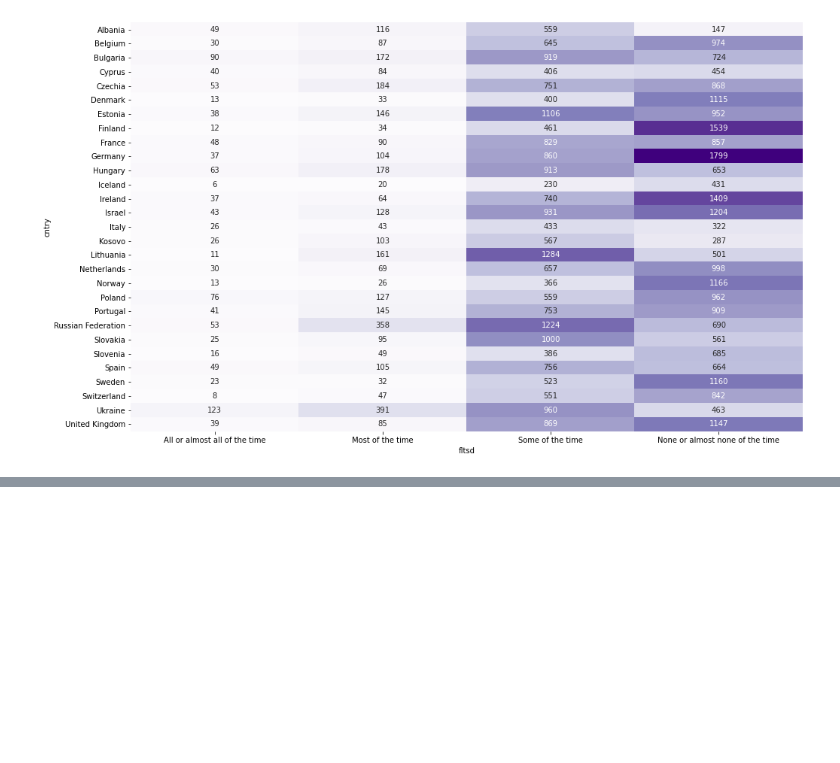
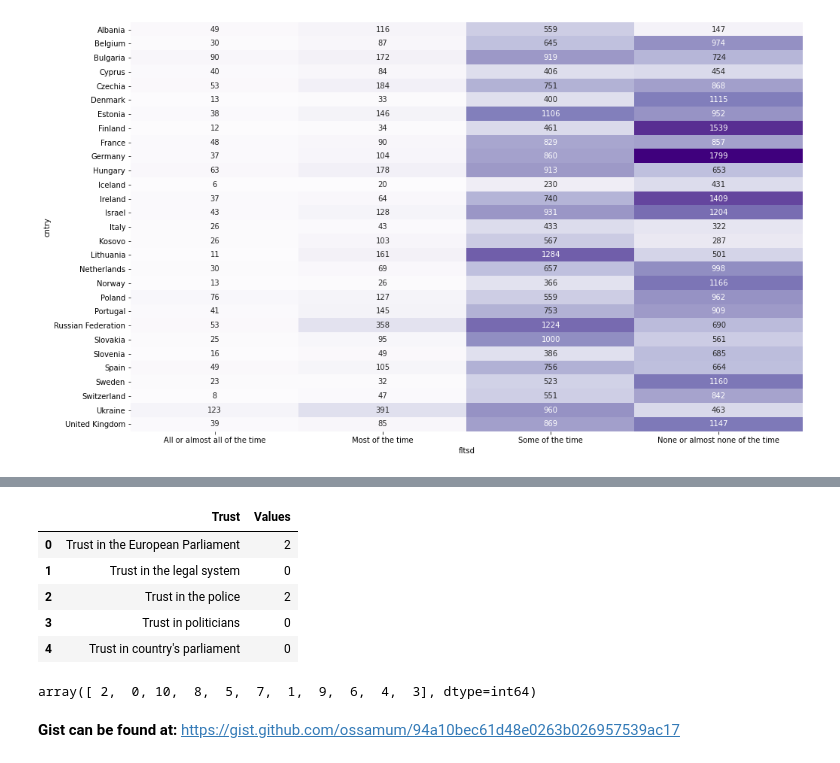
Before and after one commit to hasansalimkanmaz/data-visualization-course-assignment, a Jupyter notebook: Ossamu - EDA.ipynb, the cells around one changed output, grey strips where cells are left out. Saved outputs shown, nothing was run; the diff lists cells and outputs as text; code cells hidden in the pictures; blank space fills up the shorter version.

Commit message:
dataprep for vega plot: trust aspects"

```diff
--- a/Ossamu - EDA.ipynb
+++ b/Ossamu - EDA.ipynb
@@ -169,0 +190,17 @@ plot_pivot_table(df, 'fltsd', values='employed', categories=['All or almost all
+# %%
+trust_dict = df_desc.loc[df_desc['Column Name'].isin(trust_cols)].set_index('Column Name')['Description'].to_dict()
+# %%
+df_trust = df[trust_cols].rename(columns=trust_dict)
+# %%
+df_trust = df_trust.stack().to_frame().reset_index().drop(columns=['level_0'])
+# %%
+df_trust.columns = ['Trust', 'Values']
+# %%
+df_trust.head()
+# %% [output]
+|  | Trust | Values |
+| 0 | Trust in the European Parliament | 2 |
+| 1 | Trust in the legal system | 0 |
+| 2 | Trust in the police | 2 |
+| 3 | Trust in politicians | 0 |
+| 4 | Trust in country's parliament | 0 |
@@ -169,0 +209,4 @@ plot_pivot_table(df, 'fltsd', values='employed', categories=['All or almost all
+# %%
+df_trust['Values'].unique()
+# %% [output]
+array([ 2,  0, 10,  8,  5,  7,  1,  9,  6,  4,  3], dtype=int64)
@@ -169,0 +215,2 @@ plot_pivot_table(df, 'fltsd', values='employed', categories=['All or almost all
+# %% [markdown]
+**Gist can be found at:** https://gist.github.com/ossamum/94a10bec61d48e0263b026957539ac17
```
Also changed, not shown: parts of 8 cells of this notebook.
